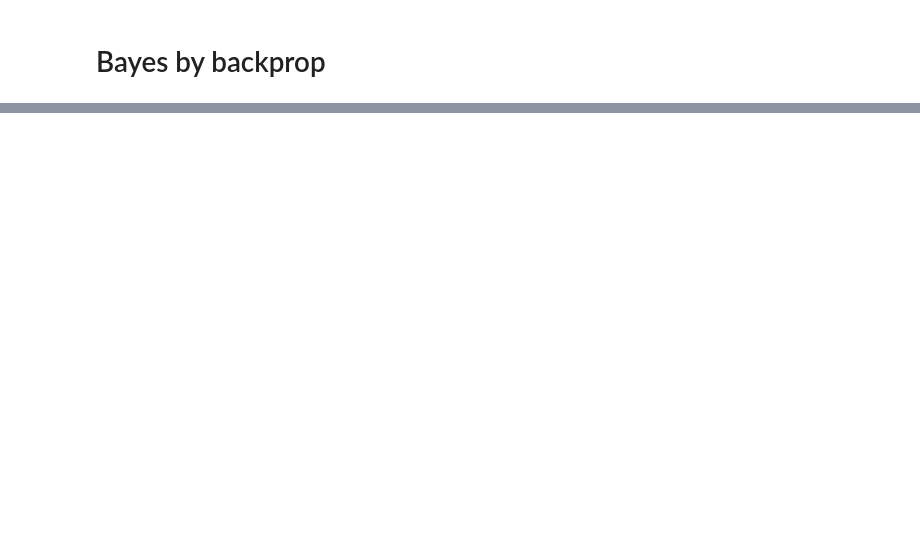
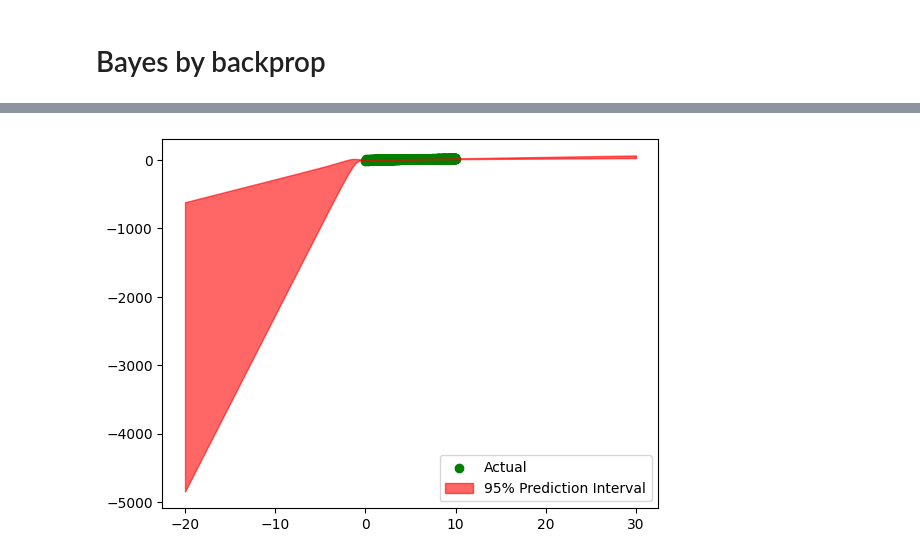
Before and after one commit to LeonardSchuler/time-series-forecasting, a Jupyter notebook: notebooks/005_bayes_by_backpropagation.ipynb, the cells around one changed output, grey strips where cells are left out. Cells and saved outputs as stored; diff of their text form; code cells hidden in the pictures; blank space fills up the shorter version.

```diff
--- a/notebooks/005_bayes_by_backpropagation.ipynb
+++ b/notebooks/005_bayes_by_backpropagation.ipynb
@@ -294,0 +521,50 @@ def loss_fn(y_hat, y, w, mu, rho):
+# %%
+
+X_torch_c = X_torch.to(device="cpu")
+y_torch_c = y_torch.to(device="cpu")
+fig, ax = plt.subplots()
+
+# Plot actual data
+scatter_actual = ax.scatter(X_torch_c, y_torch_c, color="green", label="Actual")
+
+# Number of samples to use for generating prediction intervals
+num_samples = 50
+predictions = []
+
+X_sorted = torch.arange(-20, 30.1, step=0.1)
+
+# Run multiple forward passes to get predictions for each input
+for _ in range(num_samples):
+    y_hat_sample = bmodel(X_sorted)[0]
+    predictions.append(y_hat_sample.to(device="cpu").detach().numpy().squeeze())
+
+# Convert the predictions to a NumPy array for easier manipulation
+predictions = np.array(predictions)
+
+# Calculate mean and standard deviation across the samples
+y_hat_mean = predictions.mean(axis=0)
+y_hat_std = predictions.std(axis=0)
+
+# Calculate the 95% prediction interval (mean ± 1.96 * std)
+lower_bound = y_hat_mean -  y_hat_std
+upper_bound = y_hat_mean +  y_hat_std
+
+# Sort X_torch and all associated outputs for proper plotting
+#X_sorted, y_hat_mean_sorted, lower_bound_sorted, upper_bound_sorted = zip(
+#    *sorted(zip(X_torch.squeeze().numpy(), y_hat_mean, lower_bound, upper_bound))
+#)
+
+# Plot the prediction interval as a shaded region
+ax.fill_between(
+    X_sorted,
+    lower_bound,
+    upper_bound,
+    color="red",
+    alpha=0.6,
+    label="95% Prediction Interval",
+)
+
+plt.legend()
+plt.show()
+# %% [output]
+[figure, added]
```
Also changed, not shown: parts of 18 cells of this notebook, 2 other files.
